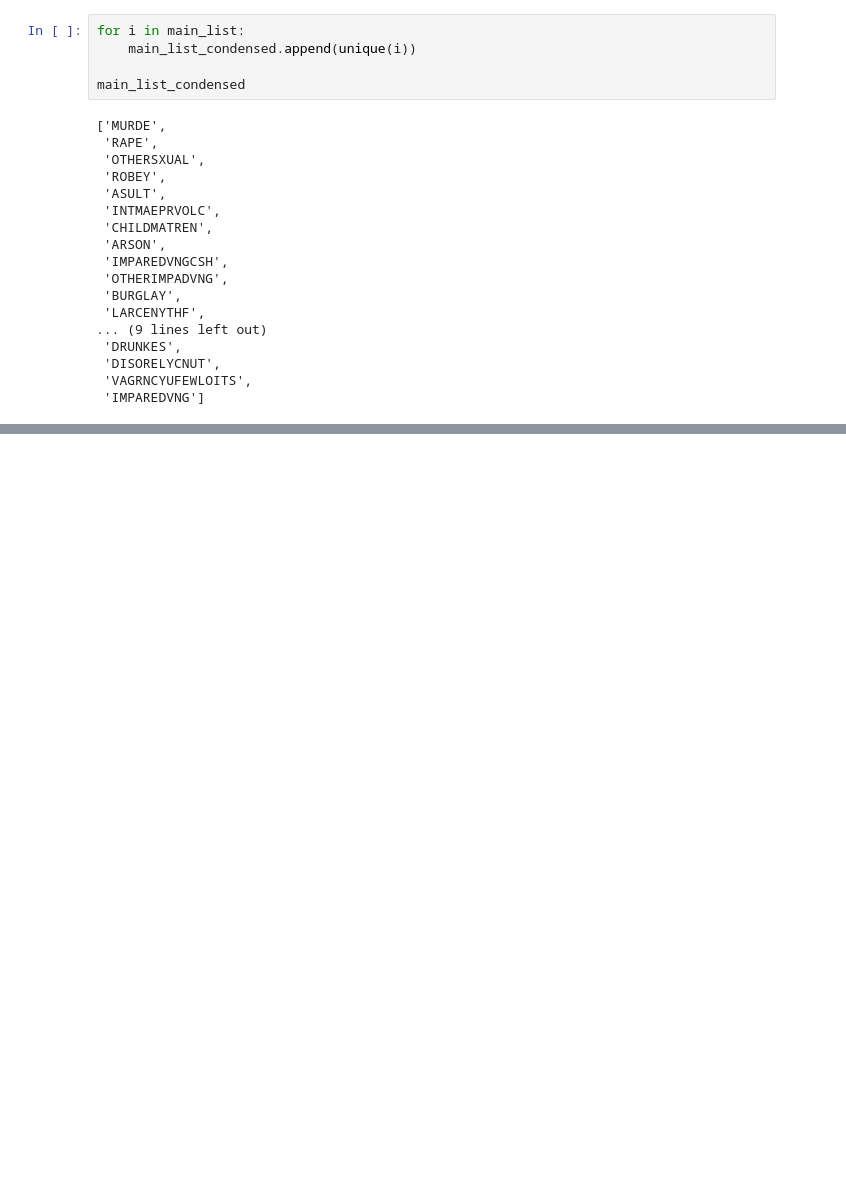
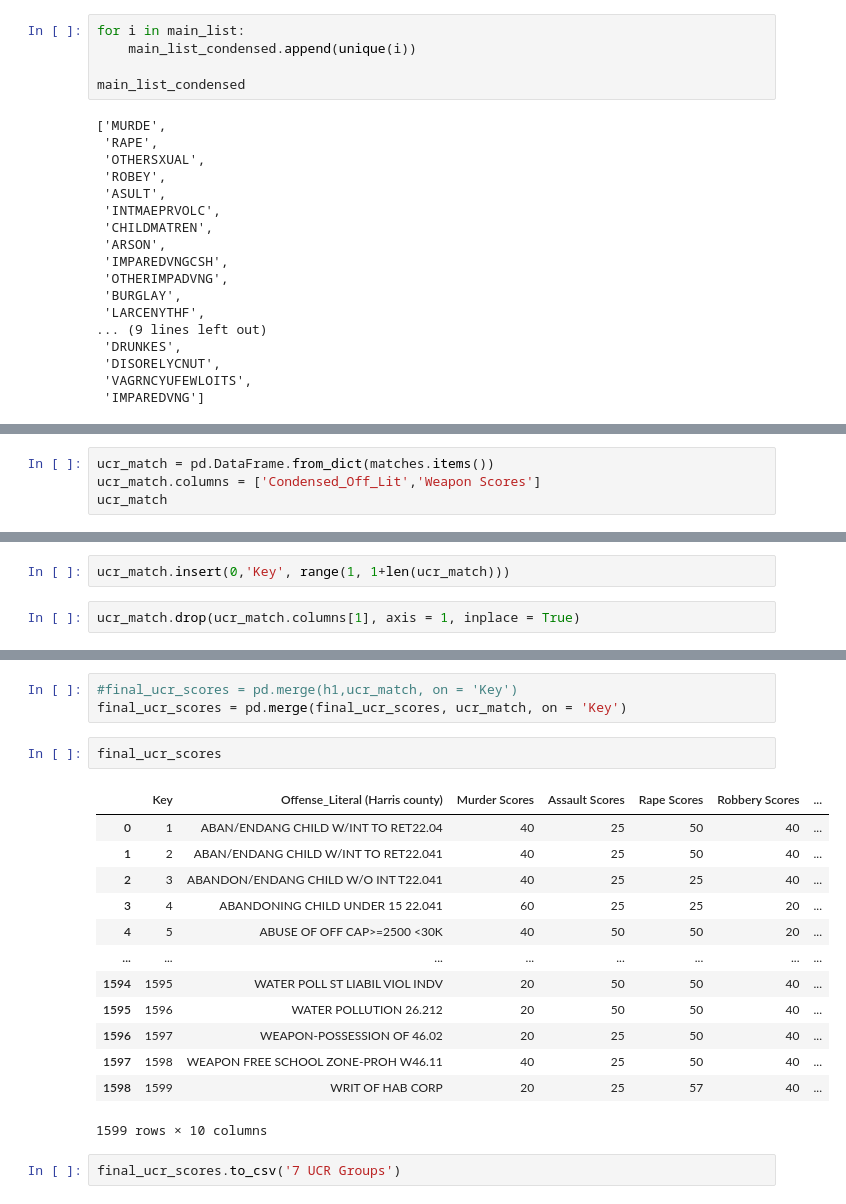
Before and after one commit to souravray97/Criminal-Justice-Analysis, a Jupyter notebook: CCD-EDA.ipynb, the cells around one changed output, grey strips where cells are left out. Cells and saved outputs as stored; diff of their text form; blank space fills up the shorter version.

```diff
--- a/CCD-EDA.ipynb
+++ b/CCD-EDA.ipynb
@@ -766,0 +756,4 @@ process.extract(key, har_list, scorer = fuzz.partial_ratio)
+# %%
+ucr_match = pd.DataFrame.from_dict(matches.items())
+ucr_match.columns = ['Condensed_Off_Lit','Weapon Scores']
+ucr_match
@@ -766,0 +774,4 @@ process.extract(key, har_list, scorer = fuzz.partial_ratio)
+# %%
+ucr_match.insert(0,'Key', range(1, 1+len(ucr_match)))
+# %%
+ucr_match.drop(ucr_match.columns[1], axis = 1, inplace = True)
@@ -766,0 +794,21 @@ process.extract(key, har_list, scorer = fuzz.partial_ratio)
+# %%
+#final_ucr_scores = pd.merge(h1,ucr_match, on = 'Key')
+final_ucr_scores = pd.merge(final_ucr_scores, ucr_match, on = 'Key')
+# %%
+final_ucr_scores
+# %% [output]
+|  | Key | Offense_Literal (Harris county) | Murder Scores | Assault Scores | Rape Scores | Robbery Scores | ... |
+| 0 | 1 | ABAN/ENDANG CHILD W/INT TO RET22.04 | 40 | 25 | 50 | 40 | ... |
+| 1 | 2 | ABAN/ENDANG CHILD W/INT TO RET22.041 | 40 | 25 | 50 | 40 | ... |
+| 2 | 3 | ABANDON/ENDANG CHILD W/O INT T22.041 | 40 | 25 | 25 | 40 | ... |
+| 3 | 4 | ABANDONING CHILD UNDER 15 22.041 | 60 | 25 | 25 | 20 | ... |
+| 4 | 5 | ABUSE OF OFF CAP>=2500 <30K | 40 | 50 | 50 | 20 | ... |
+| ... | ... | ... | ... | ... | ... | ... | ... |
+| 1594 | 1595 | WATER POLL ST LIABIL VIOL INDV | 20 | 50 | 50 | 40 | ... |
+| 1595 | 1596 | WATER POLLUTION 26.212 | 20 | 50 | 50 | 40 | ... |
+| 1596 | 1597 | WEAPON-POSSESSION OF 46.02 | 20 | 25 | 50 | 40 | ... |
+| 1597 | 1598 | WEAPON FREE SCHOOL ZONE-PROH W46.11 | 40 | 25 | 50 | 40 | ... |
+| 1598 | 1599 | WRIT OF HAB CORP | 20 | 25 | 57 | 40 | ... |
+1599 rows × 10 columns
+# %%
+final_ucr_scores.to_csv('7 UCR Groups')
```
Also changed, not shown: parts of 21 cells of this notebook.
